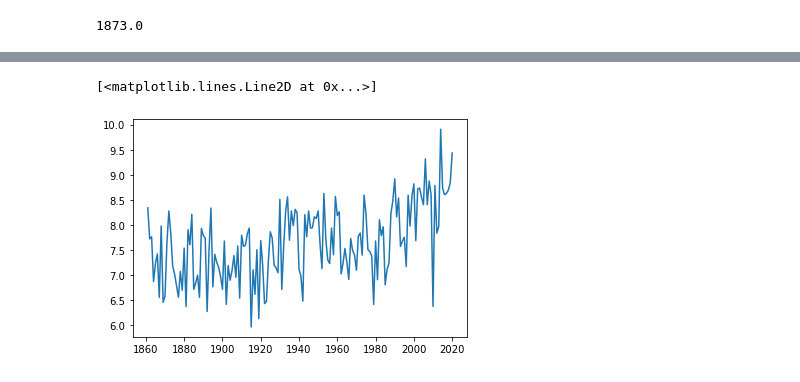
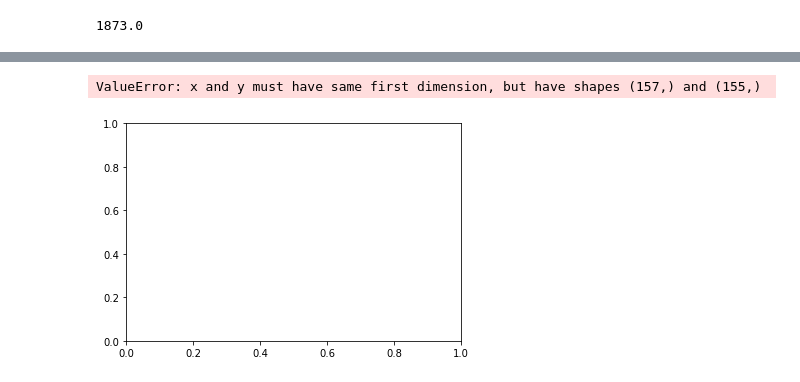
Before and after one commit to irendundas/EkteData, a Jupyter notebook: NAT624/Del3_Recap.ipynb, the cells around one changed output, grey strips where cells are left out. Saved outputs shown, nothing was run; the diff lists cells and outputs as text; code cells hidden in the pictures.

```diff
--- a/NAT624/Del3_Recap.ipynb
+++ b/NAT624/Del3_Recap.ipynb
@@ -91,5 +164,5 @@ import matplotlib.pyplot as plt
 # %%
-plt.plot(tid, temp)
+plt.plot(tid[3:],temp[5:])
 # %% [output]
-[<matplotlib.lines.Line2D at 0x...>]
+ValueError: x and y must have same first dimension, but have shapes (157,) and (155,)
-[figure, old version]
+[figure, new version]
```
Also changed, not shown: parts of 37 cells of this notebook.
